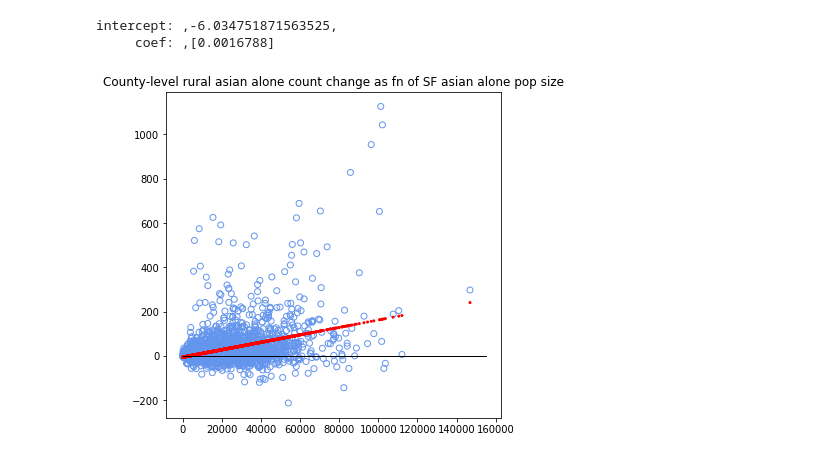
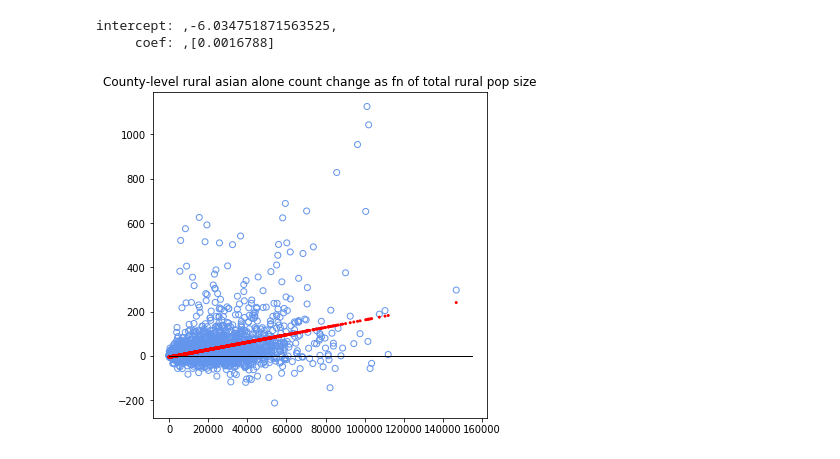
Before and after one commit to beatrixkh/explore_census_2020_dp, a Jupyter notebook: 2020_03_10_census_DP_bias_regression_p1.ipynb, the cells around one changed output. Saved outputs shown, nothing was run; the diff lists cells and outputs as text; code cells hidden in the pictures.

Commit message:
corrected title

```diff
--- a/2020_03_10_census_DP_bias_regression_p1.ipynb
+++ b/2020_03_10_census_DP_bias_regression_p1.ipynb
@@ -318,26 +320,26 @@ intercept: ,-6.034751871563525,
 # %%
 # plot preds
 x = rural_county_level[["P0010001_SF"]]
 y = rural_county_level[["asian_count_diff"]]
 z = rural_county_level[["P0010001_SF"]]*rural_asian_total_size_m+rural_asian_total_size_b
 
 fig = plt.figure()
 fig.set_size_inches(6,6)
 
 ax = fig.add_subplot()
 ax.scatter(x, y, facecolors='none', edgecolors = 'cornflowerblue')
 ax.scatter(x, z, facecolors='red', edgecolors = 'none', marker = '.')
 
 xleft, xright = ax.get_xlim()
 ax.plot([0,xright],[0,0], 'black', linewidth=1)
 
 # plt.xlabel('AIAN alone counts on reservations in 2010 census with swapping')
 # plt.ylabel('AIAN alone counts on reservations in 2010 census with DP')
-plt.title('County-level rural asian alone count change aslong-uge-archive-p114.cluster.ihme.washington.edu:8888/notebooks/2020_census/2020_03_05_census_DP_bias_regression_p.ipynb fn of SF asian alone pop size')
+plt.title('County-level rural asian alone count change as fn of total rural pop size')
 
 plt.show()
 # %% [output]
-[figure, old version]
+[figure, new version]
 # %%
 # vars to try
 # AIANHH, geographic location, % urban? if crosses state lines? %s and counts of other races?
```
Also changed, not shown: parts of 1 cell of this notebook.
